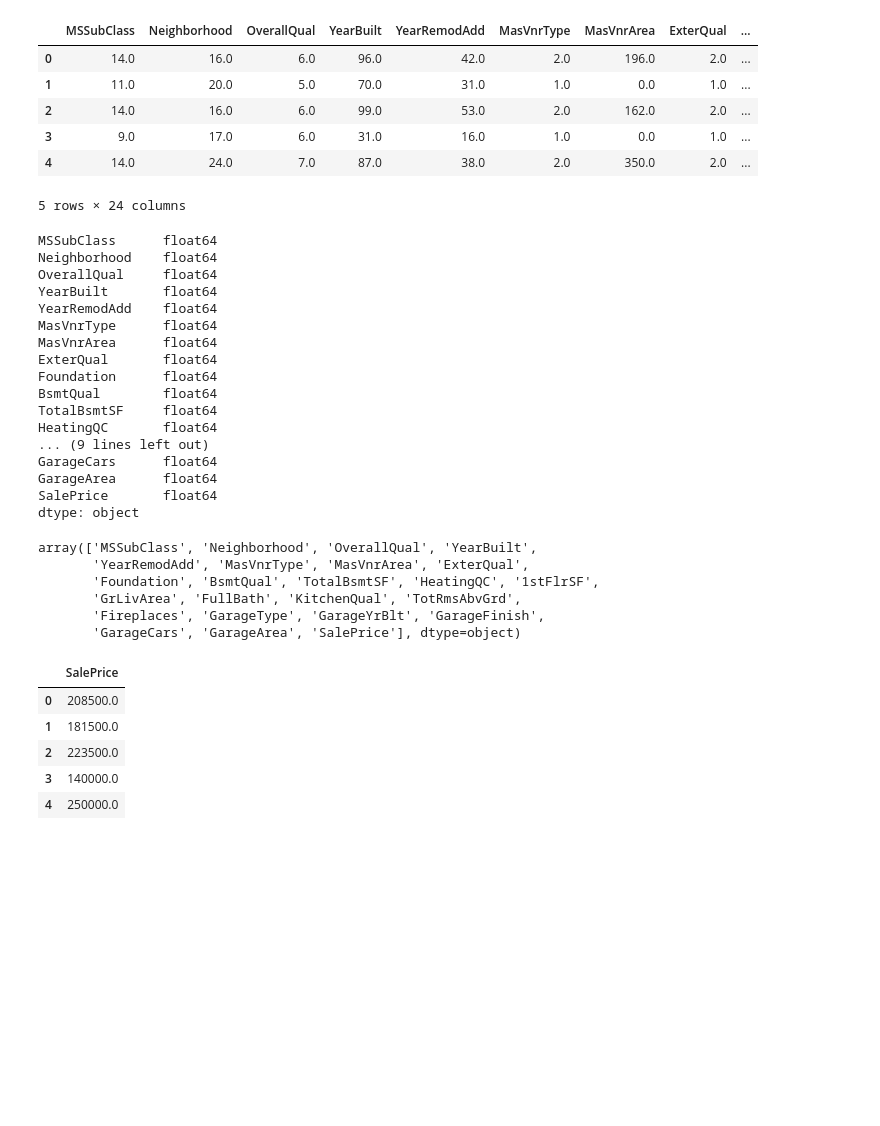
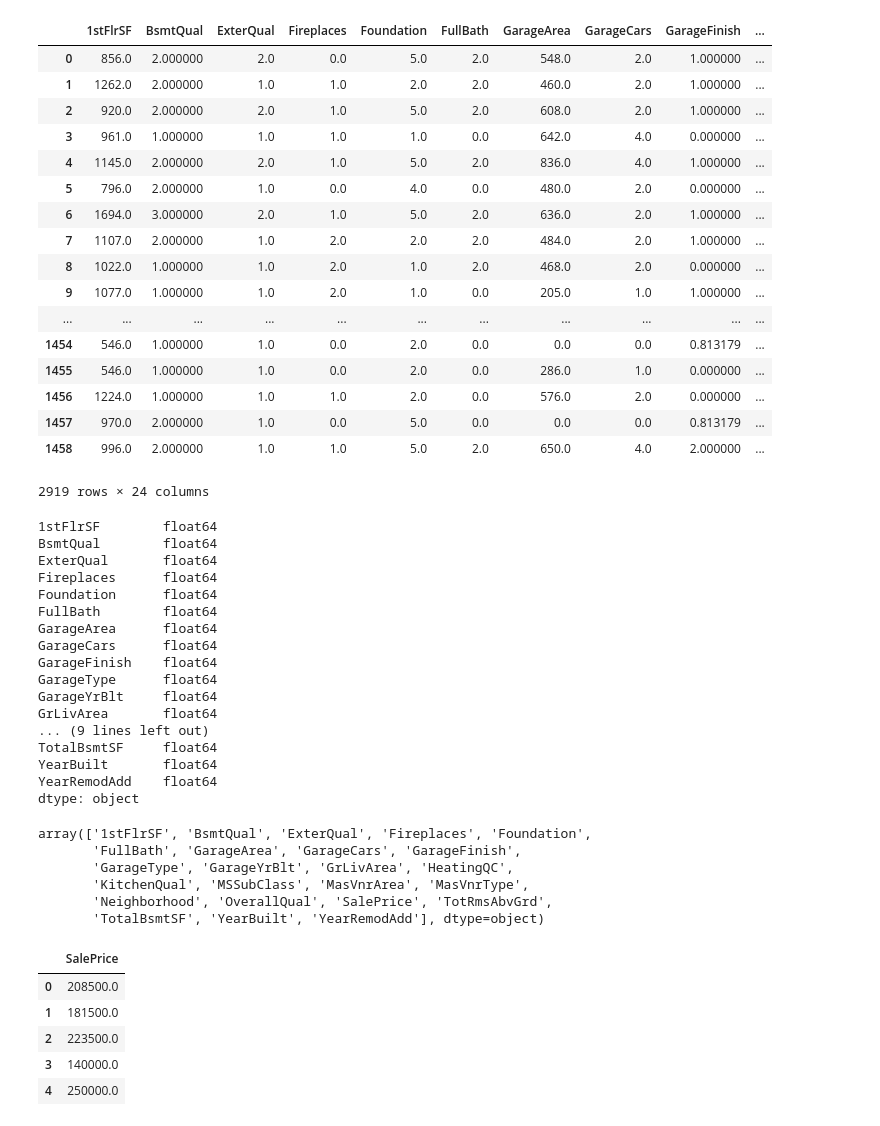
Before and after one commit to gotagod/kaggle_housing_compe, a Jupyter notebook: Housing.ipynb, the cells around one changed output. Cells and saved outputs as stored; diff of their text form; code cells hidden in the pictures; blank space fills up the shorter version.

```diff
--- a/Housing.ipynb
+++ b/Housing.ipynb
@@ -1,36 +1,49 @@
 # %%
 import pandas as pd
 import numpy as np
-df = pd.read_csv("train.csv")
+df_train = pd.read_csv("train.csv")
+df_test = pd.read_csv("test.csv")
+df = pd.concat([df_train, df_test]) #testの方にはSalePriceのカラムが無いからこれしたらおかしくなる。だから下の方でエラーが出た。
 # %%
-df.head()
+df
 # %% [output]
-|  | MSSubClass | Neighborhood | OverallQual | YearBuilt | YearRemodAdd | MasVnrType | MasVnrArea | ExterQual | ... |
-| 0 | 14.0 | 16.0 | 6.0 | 96.0 | 42.0 | 2.0 | 196.0 | 2.0 | ... |
-| 1 | 11.0 | 20.0 | 5.0 | 70.0 | 31.0 | 1.0 | 0.0 | 1.0 | ... |
-| 2 | 14.0 | 16.0 | 6.0 | 99.0 | 53.0 | 2.0 | 162.0 | 2.0 | ... |
-| 3 | 9.0 | 17.0 | 6.0 | 31.0 | 16.0 | 1.0 | 0.0 | 1.0 | ... |
-| 4 | 14.0 | 24.0 | 7.0 | 87.0 | 38.0 | 2.0 | 350.0 | 2.0 | ... |
+|  | 1stFlrSF | BsmtQual | ExterQual | Fireplaces | Foundation | FullBath | GarageArea | GarageCars | GarageFinish | ... |
+| 0 | 856.0 | 2.000000 | 2.0 | 0.0 | 5.0 | 2.0 | 548.0 | 2.0 | 1.000000 | ... |
+| 1 | 1262.0 | 2.000000 | 1.0 | 1.0 | 2.0 | 2.0 | 460.0 | 2.0 | 1.000000 | ... |
+| 2 | 920.0 | 2.000000 | 2.0 | 1.0 | 5.0 | 2.0 | 608.0 | 2.0 | 1.000000 | ... |
+| 3 | 961.0 | 1.000000 | 1.0 | 1.0 | 1.0 | 0.0 | 642.0 | 4.0 | 0.000000 | ... |
+| 4 | 1145.0 | 2.000000 | 2.0 | 1.0 | 5.0 | 2.0 | 836.0 | 4.0 | 1.000000 | ... |
+| 5 | 796.0 | 2.000000 | 1.0 | 0.0 | 4.0 | 0.0 | 480.0 | 2.0 | 0.000000 | ... |
+| 6 | 1694.0 | 3.000000 | 2.0 | 1.0 | 5.0 | 2.0 | 636.0 | 2.0 | 1.000000 | ... |
+| 7 | 1107.0 | 2.000000 | 1.0 | 2.0 | 2.0 | 2.0 | 484.0 | 2.0 | 1.000000 | ... |
+| 8 | 1022.0 | 1.000000 | 1.0 | 2.0 | 1.0 | 2.0 | 468.0 | 2.0 | 0.000000 | ... |
+| 9 | 1077.0 | 1.000000 | 1.0 | 2.0 | 1.0 | 0.0 | 205.0 | 1.0 | 1.000000 | ... |
+| ... | ... | ... | ... | ... | ... | ... | ... | ... | ... | ... |
+| 1454 | 546.0 | 1.000000 | 1.0 | 0.0 | 2.0 | 0.0 | 0.0 | 0.0 | 0.813179 | ... |
+| 1455 | 546.0 | 1.000000 | 1.0 | 0.0 | 2.0 | 0.0 | 286.0 | 1.0 | 0.000000 | ... |
+| 1456 | 1224.0 | 1.000000 | 1.0 | 1.0 | 2.0 | 0.0 | 576.0 | 2.0 | 0.000000 | ... |
+| 1457 | 970.0 | 2.000000 | 1.0 | 0.0 | 5.0 | 0.0 | 0.0 | 0.0 | 0.813179 | ... |
+| 1458 | 996.0 | 2.000000 | 1.0 | 1.0 | 5.0 | 2.0 | 650.0 | 4.0 | 2.000000 | ... |
-5 rows × 24 columns
+2919 rows × 24 columns
 # %%
 df.dtypes
 # %% [output]
-MSSubClass      float64
-Neighborhood    float64
-OverallQual     float64
+1stFlrSF        float64
+BsmtQual        float64
+ExterQual       float64
+Fireplaces      float64
+Foundation      float64
+FullBath        float64
+GarageArea      float64
+GarageCars      float64
+GarageFinish    float64
+GarageType      float64
+GarageYrBlt     float64
+GrLivArea       float64
+... (9 lines left out)
+TotalBsmtSF     float64
 YearBuilt       float64
 YearRemodAdd    float64
-MasVnrType      float64
-MasVnrArea      float64
-ExterQual       float64
-Foundation      float64
-BsmtQual        float64
-TotalBsmtSF     float64
-HeatingQC       float64
-... (9 lines left out)
-GarageCars      float64
-GarageArea      float64
-SalePrice       float64
 dtype: object
 # %%
 columns = df.columns
@@ -39,12 +52,12 @@ columns = np.array(columns)
 # %%
 columns
 # %% [output]
-array(['MSSubClass', 'Neighborhood', 'OverallQual', 'YearBuilt',
-       'YearRemodAdd', 'MasVnrType', 'MasVnrArea', 'ExterQual',
-       'Foundation', 'BsmtQual', 'TotalBsmtSF', 'HeatingQC', '1stFlrSF',
-       'GrLivArea', 'FullBath', 'KitchenQual', 'TotRmsAbvGrd',
-       'Fireplaces', 'GarageType', 'GarageYrBlt', 'GarageFinish',
-       'GarageCars', 'GarageArea', 'SalePrice'], dtype=object)
+array(['1stFlrSF', 'BsmtQual', 'ExterQual', 'Fireplaces', 'Foundation',
+       'FullBath', 'GarageArea', 'GarageCars', 'GarageFinish',
+       'GarageType', 'GarageYrBlt', 'GrLivArea', 'HeatingQC',
+       'KitchenQual', 'MSSubClass', 'MasVnrArea', 'MasVnrType',
+       'Neighborhood', 'OverallQual', 'SalePrice', 'TotRmsAbvGrd',
+       'TotalBsmtSF', 'YearBuilt', 'YearRemodAdd'], dtype=object)
 # %%
 y_housing = pd.DataFrame(df["SalePrice"])
 # %%
```
Also changed, not shown: parts of 20 cells of this notebook, 1 other file.
